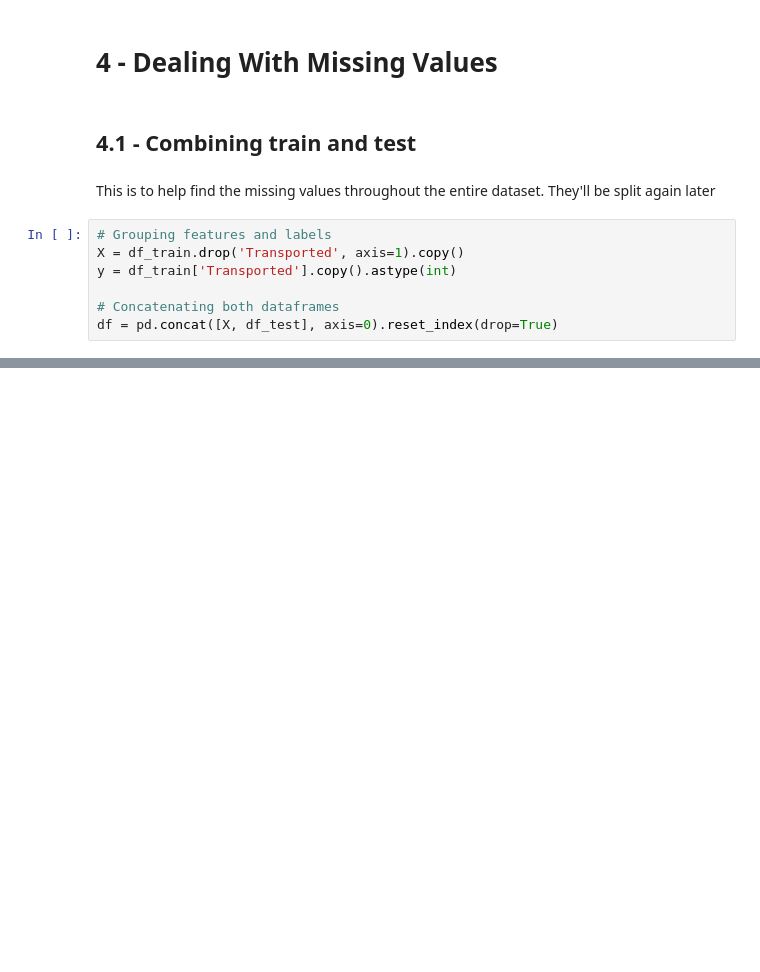
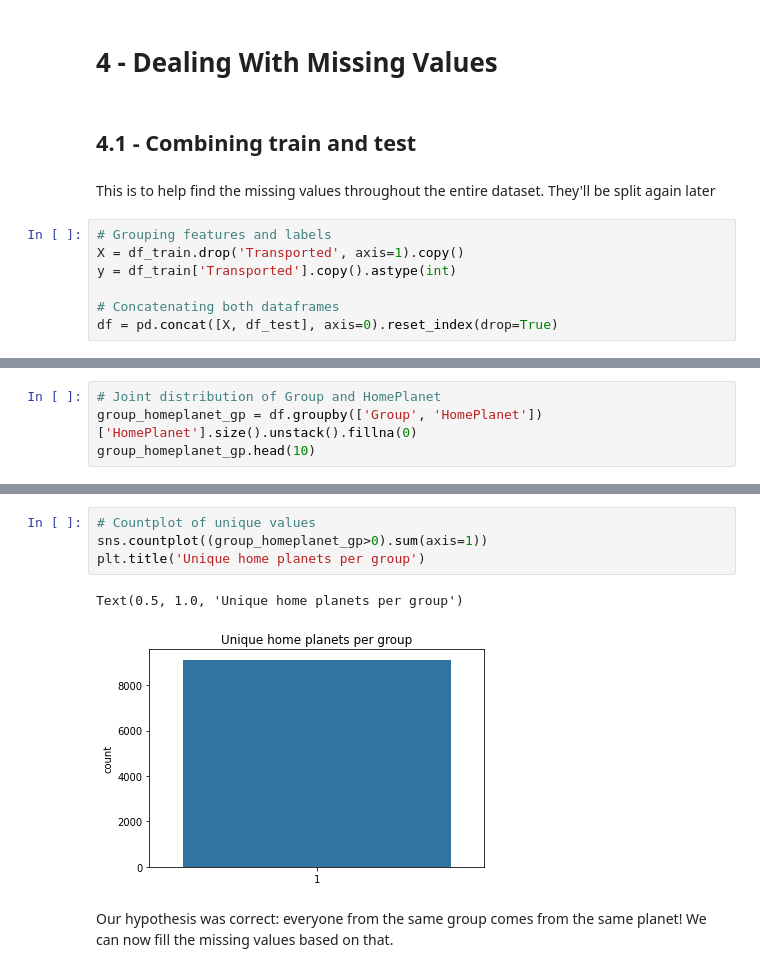
Before and after one commit to pedroheck/training-exercises-for-machine-learning, a Jupyter notebook: Beginner/Spaceship Titanic/main.ipynb, the cells around one changed output, grey strips where cells are left out. Drawn from its saved outputs; the diff is of its cells as text; blank space fills up the shorter version.

```diff
--- a/Beginner/Spaceship Titanic/main.ipynb
+++ b/Beginner/Spaceship Titanic/main.ipynb
@@ -346,0 +396,4 @@ df.head()
+# %%
+# Joint distribution of Group and HomePlanet
+group_homeplanet_gp = df.groupby(['Group', 'HomePlanet'])['HomePlanet'].size().unstack().fillna(0)
+group_homeplanet_gp.head(10)
@@ -346,0 +413,9 @@ df.head()
+# %%
+# Countplot of unique values
+sns.countplot((group_homeplanet_gp>0).sum(axis=1))
+plt.title('Unique home planets per group')
+# %% [output]
+Text(0.5, 1.0, 'Unique home planets per group')
+[figure, added]
+# %% [markdown]
+Our hypothesis was correct: everyone from the same group comes from the same planet! We can now fill the missing values based on that.
```
Also changed, not shown: parts of 16 cells of this notebook.
